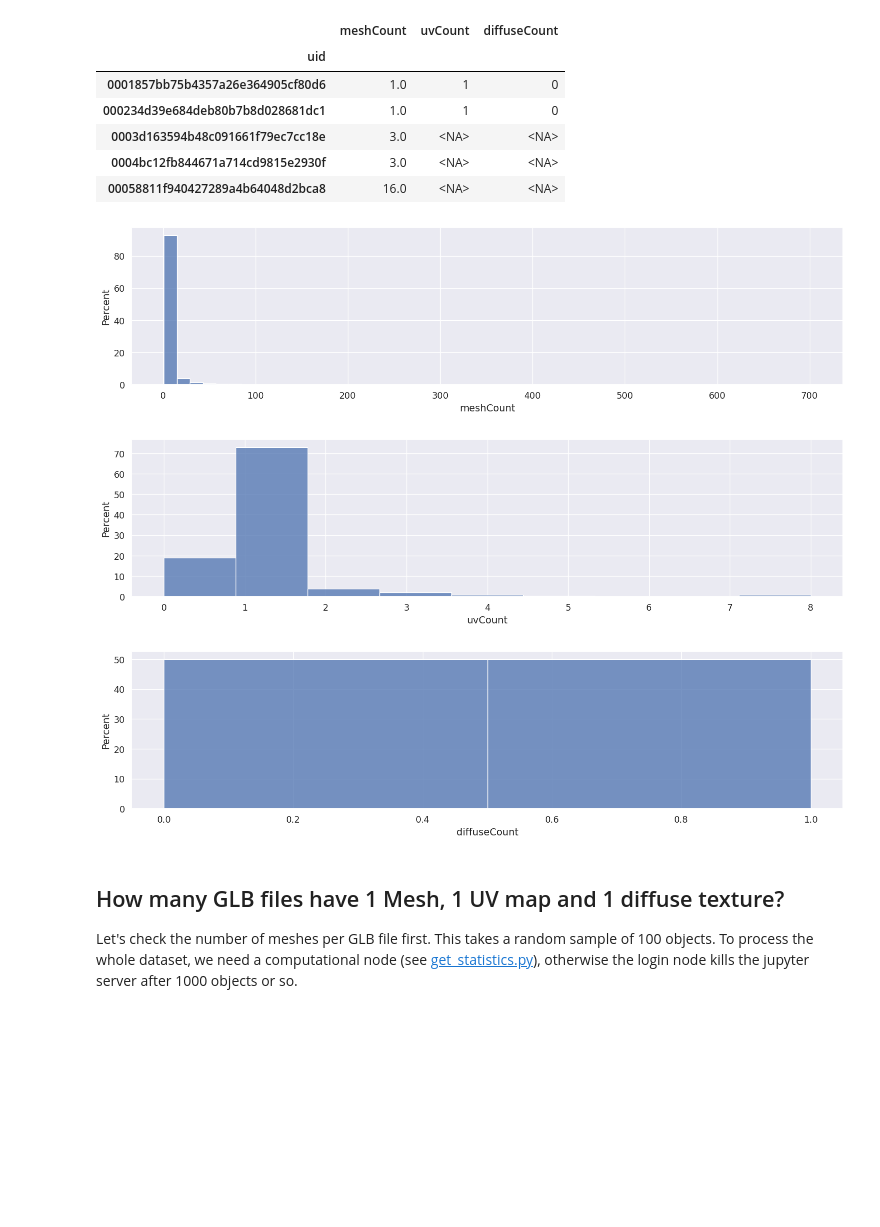
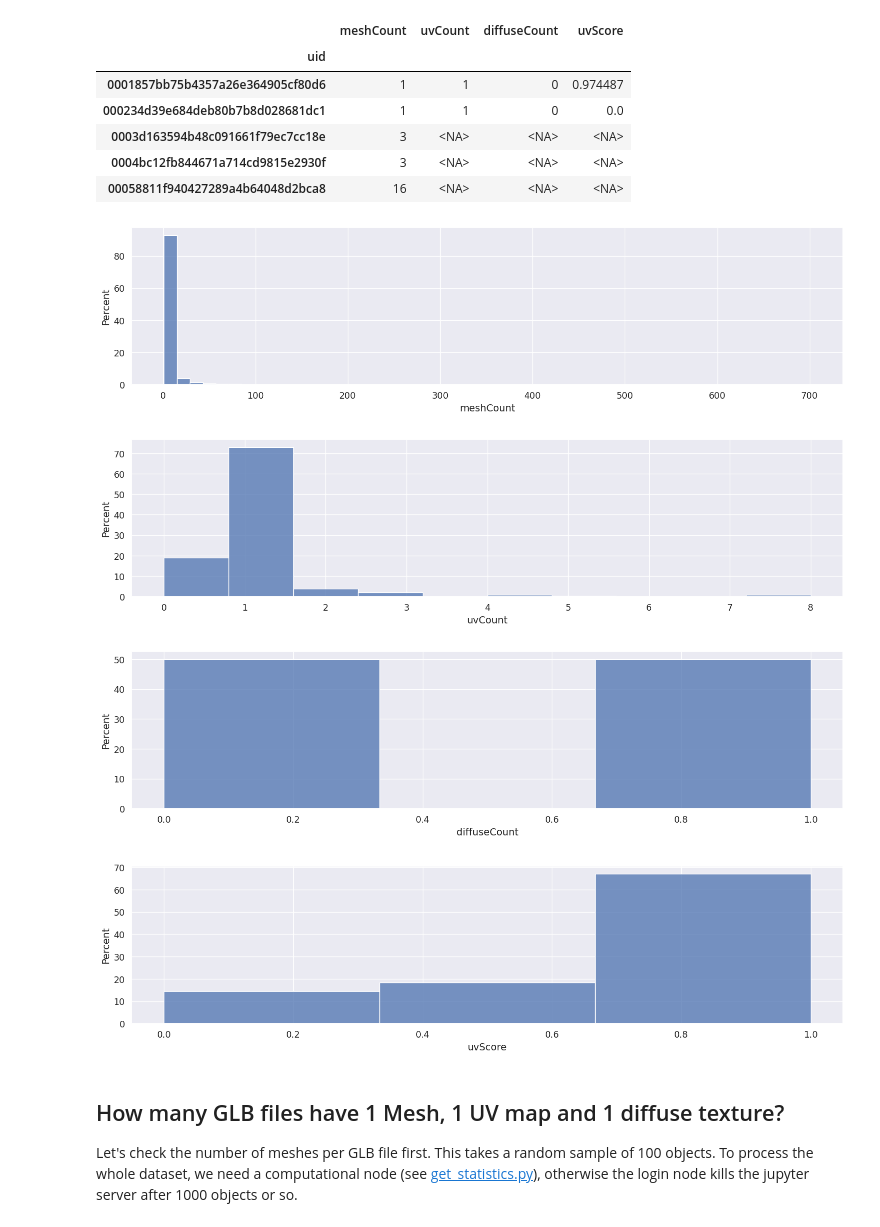
Before and after one commit to MrPio/Texture-Anything, a Jupyter notebook: 2-objects_filtering/2.1-Filter_Objects.ipynb, the cells around one changed output. Drawn from its saved outputs; the diff is of its cells as text; code cells hidden in the pictures; blank space fills up the shorter version.

Commit message:
Refactor Dataset module. Generate Objaverse statistics with UV score

```diff
--- a/2-objects_filtering/2.1-Filter_Objects.ipynb
+++ b/2-objects_filtering/2.1-Filter_Objects.ipynb
@@ -12,24 +12,25 @@ from src import *
 This notebook downloads all the filtered objects and filter them based on the the textures they have.
 # %%
-statistics = pd.read_parquet("statistics.parquet")
+statistics = pd.read_parquet(ObjaverseDataset3D.DATASET_PATH /"statistics.parquet")
 statistics.head()
 # %% [output]
-|  | meshCount | uvCount | diffuseCount |
-| uid |  |  |  |
-| 0001857bb75b4357a26e364905cf80d6 | 1.0 | 1 | 0 |
-| 000234d39e684deb80b7b8d028681dc1 | 1.0 | 1 | 0 |
-| 0003d163594b48c091661f79ec7cc18e | 3.0 | <NA> | <NA> |
-| 0004bc12fb844671a714cd9815e2930f | 3.0 | <NA> | <NA> |
-| 00058811f940427289a4b64048d2bca8 | 16.0 | <NA> | <NA> |
+|  | meshCount | uvCount | diffuseCount | uvScore |
+| uid |  |  |  |  |
+| 0001857bb75b4357a26e364905cf80d6 | 1 | 1 | 0 | 0.974487 |
+| 000234d39e684deb80b7b8d028681dc1 | 1 | 1 | 0 | 0.0 |
+| 0003d163594b48c091661f79ec7cc18e | 3 | <NA> | <NA> | <NA> |
+| 0004bc12fb844671a714cd9815e2930f | 3 | <NA> | <NA> | <NA> |
+| 00058811f940427289a4b64048d2bca8 | 16 | <NA> | <NA> | <NA> |
 # %%
-for data in [statistics["meshCount"], statistics["uvCount"], statistics["diffuseCount"]]:
+for data in [statistics["meshCount"], statistics["uvCount"], statistics["diffuseCount"], statistics["uvScore"]]:
     plt.figure(figsize=(18, 4))
-    sns.histplot(data, bins=min(50, max(data.dropna()) + 1), stat="percent")
+    sns.histplot(data, bins=min(50, int(max(data.dropna()) + 2)), stat="percent")
     plt.show()
 # %% [output]
 [figure]
-[figure, old version]
+[figure, new version]
-[figure, old version]
+[figure, new version]
+[figure, added]
 # %% [markdown]
 ## How many GLB files have 1 Mesh, 1 UV map and 1 diffuse texture?
 Let's check the number of meshes per GLB file first. This takes a random sample of 100 objects. To process the whole dataset, we need a computational node (see [get_statistics.py](get_statistics.py)), otherwise the login node kills the jupyter server after 1000 objects or so.
```
Also changed, not shown: parts of 1 cell of this notebook, 30 other files.
